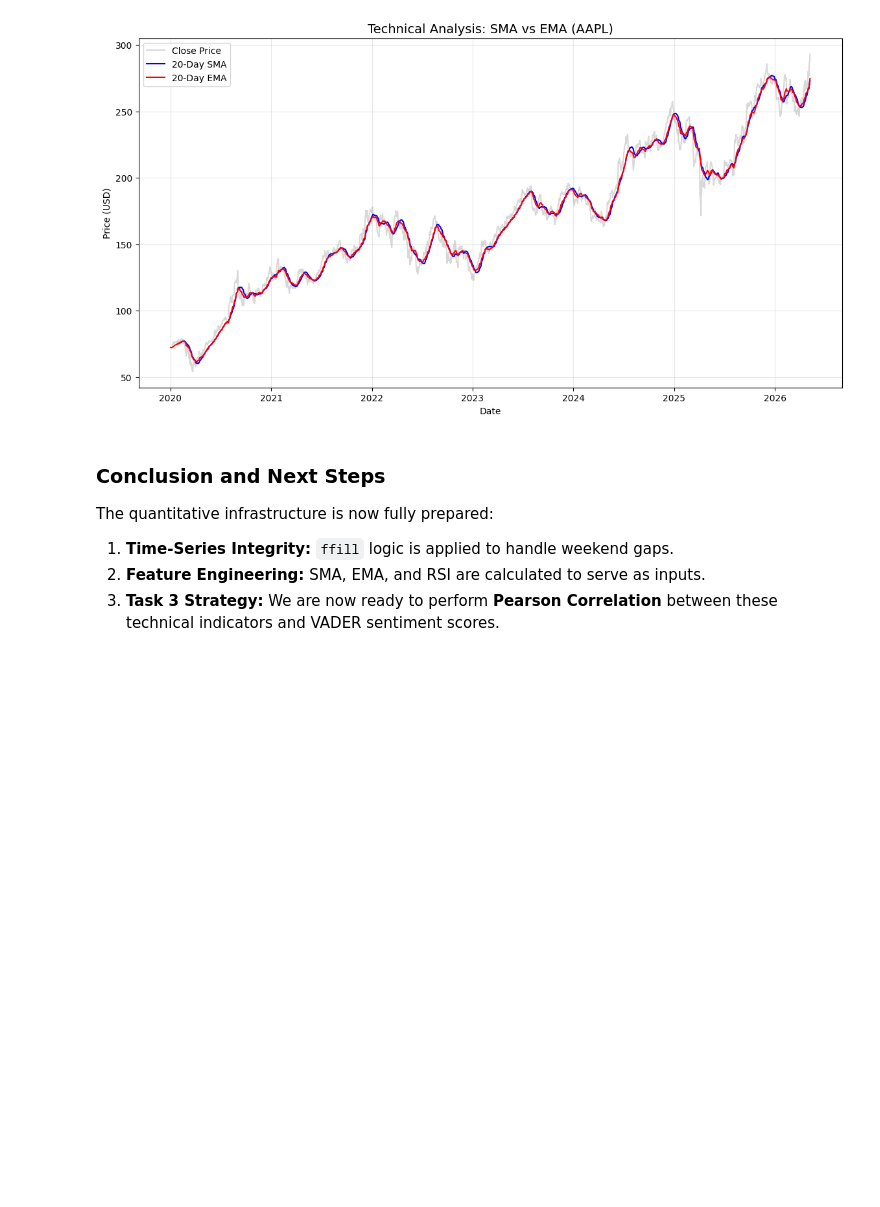
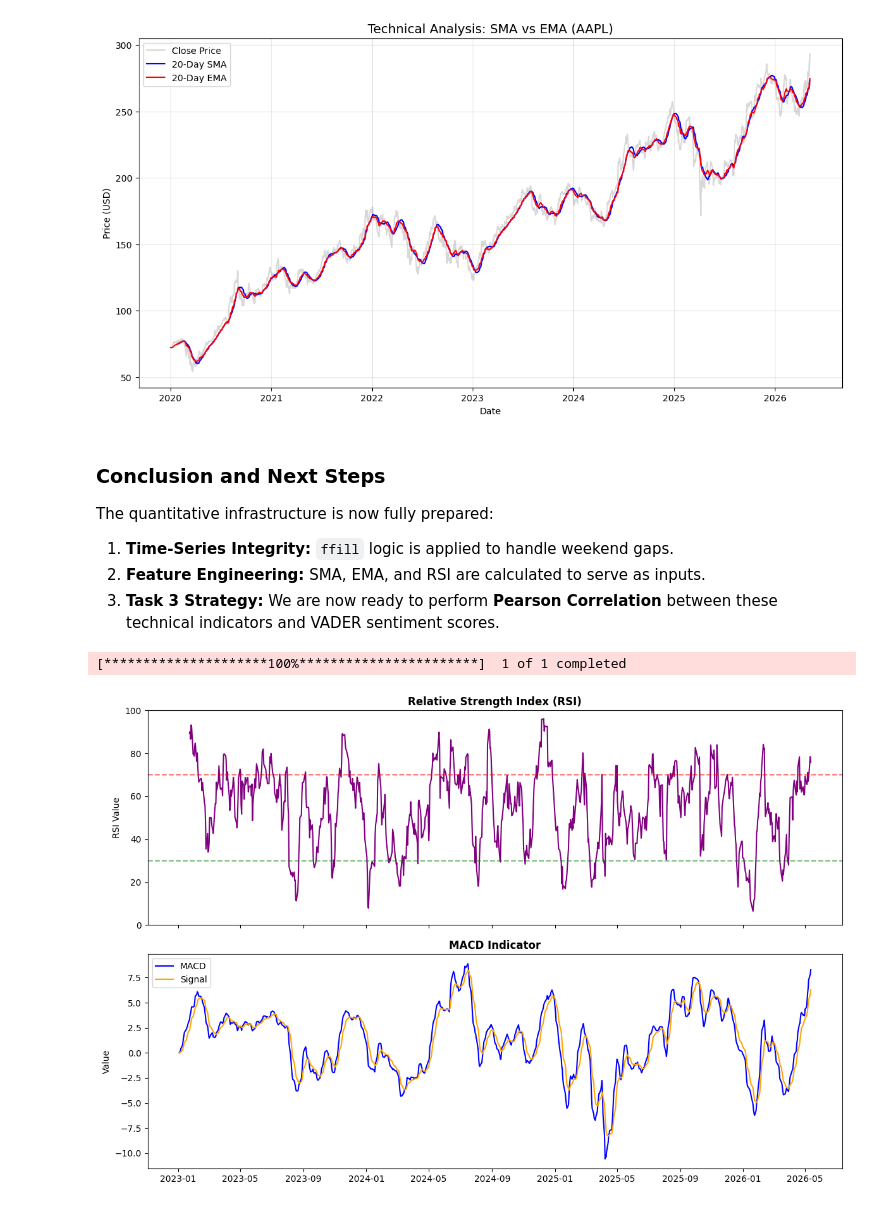
Before and after one commit to Solih06/nova-financial-analysis, a Jupyter notebook: notebooks/02_quantitative_analysis.ipynb, the cells around one changed output. Cells and saved outputs as stored; diff of their text form; code cells hidden in the pictures; blank space fills up the shorter version.

```diff
--- a/notebooks/02_quantitative_analysis.ipynb
+++ b/notebooks/02_quantitative_analysis.ipynb
@@ -89,3 +89,55 @@ The quantitative infrastructure is now fully prepared:
 1. **Time-Series Integrity:** `ffill` logic is applied to handle weekend gaps.
 2. **Feature Engineering:** SMA, EMA, and RSI are calculated to serve as inputs.
 3. **Task 3 Strategy:** We are now ready to perform **Pearson Correlation** between these technical indicators and VADER sentiment scores.
+# %%
+import pandas as pd
+import matplotlib.pyplot as plt
+import os
+import yfinance as yf  # Standard for stock data
+
+# 1. Create Folder
+os.makedirs('visuals', exist_ok=True)
+
+# 2. Fetch the data (Fixes the NameError)
+# We'll use AAPL as the example since it was in your previous report
+df_stock = yf.download('AAPL', start='2023-01-01')
+
+# 3. Manual RSI Calculation
+delta = df_stock['Close'].diff()
+gain = (delta.where(delta > 0, 0)).rolling(window=14).mean()
+loss = (-delta.where(delta < 0, 0)).rolling(window=14).mean()
+rs = gain / loss
+df_stock['RSI'] = 100 - (100 / (1 + rs))
+
+# 4. Manual MACD Calculation
+exp1 = df_stock['Close'].ewm(span=12, adjust=False).mean()
+exp2 = df_stock['Close'].ewm(span=26, adjust=False).mean()
+df_stock['MACD'] = exp1 - exp2
+df_stock['Signal'] = df_stock['MACD'].ewm(span=9, adjust=False).mean()
+
+# 5. Plotting
+fig, (ax1, ax2) = plt.subplots(2, 1, figsize=(12, 8), sharex=True)
+
+# RSI Panel
+ax1.plot(df_stock.index, df_stock['RSI'], color='purple', label='RSI')
+ax1.axhline(70, color='red', linestyle='--', alpha=0.5)
+ax1.axhline(30, color='green', linestyle='--', alpha=0.5)
+ax1.set_title('Relative Strength Index (RSI)', fontweight='bold')
+ax1.set_ylim(0, 100)
+ax1.set_ylabel('RSI Value')
+
+# MACD Panel
+ax2.plot(df_stock.index, df_stock['MACD'], label='MACD', color='blue')
+ax2.plot(df_stock.index, df_stock['Signal'], label='Signal', color='orange')
+ax2.set_title('MACD Indicator', fontweight='bold')
+ax2.set_ylabel('Value')
+ax2.legend()
+
+plt.tight_layout()
+
+# 6. Save and Show
+plt.savefig('visuals/advanced_indicators.png')
+plt.show()
+# %% [output]
+[*********************100%***********************]  1 of 1 completed
+[figure, added]
```
Also changed, not shown: 8 other files.
